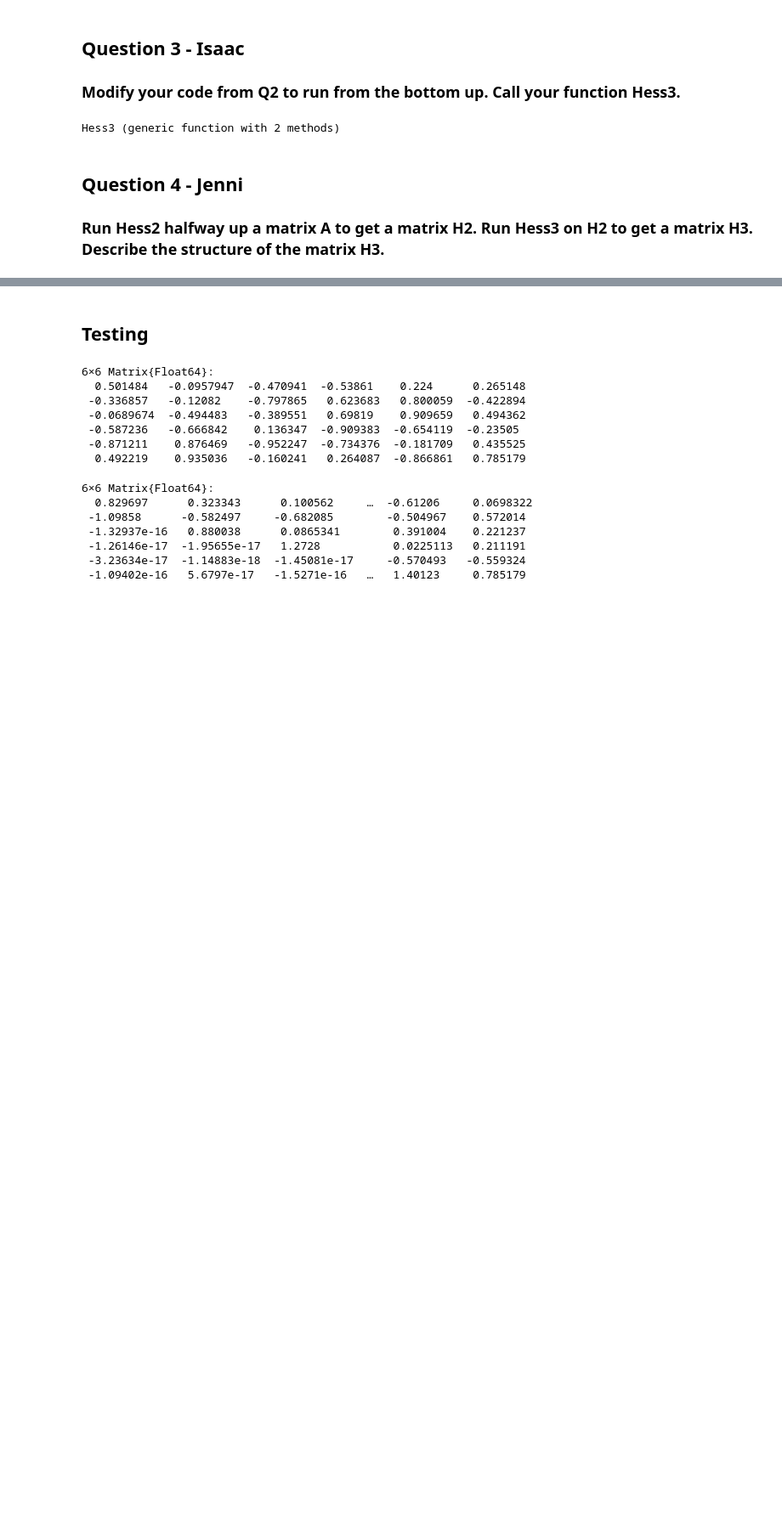
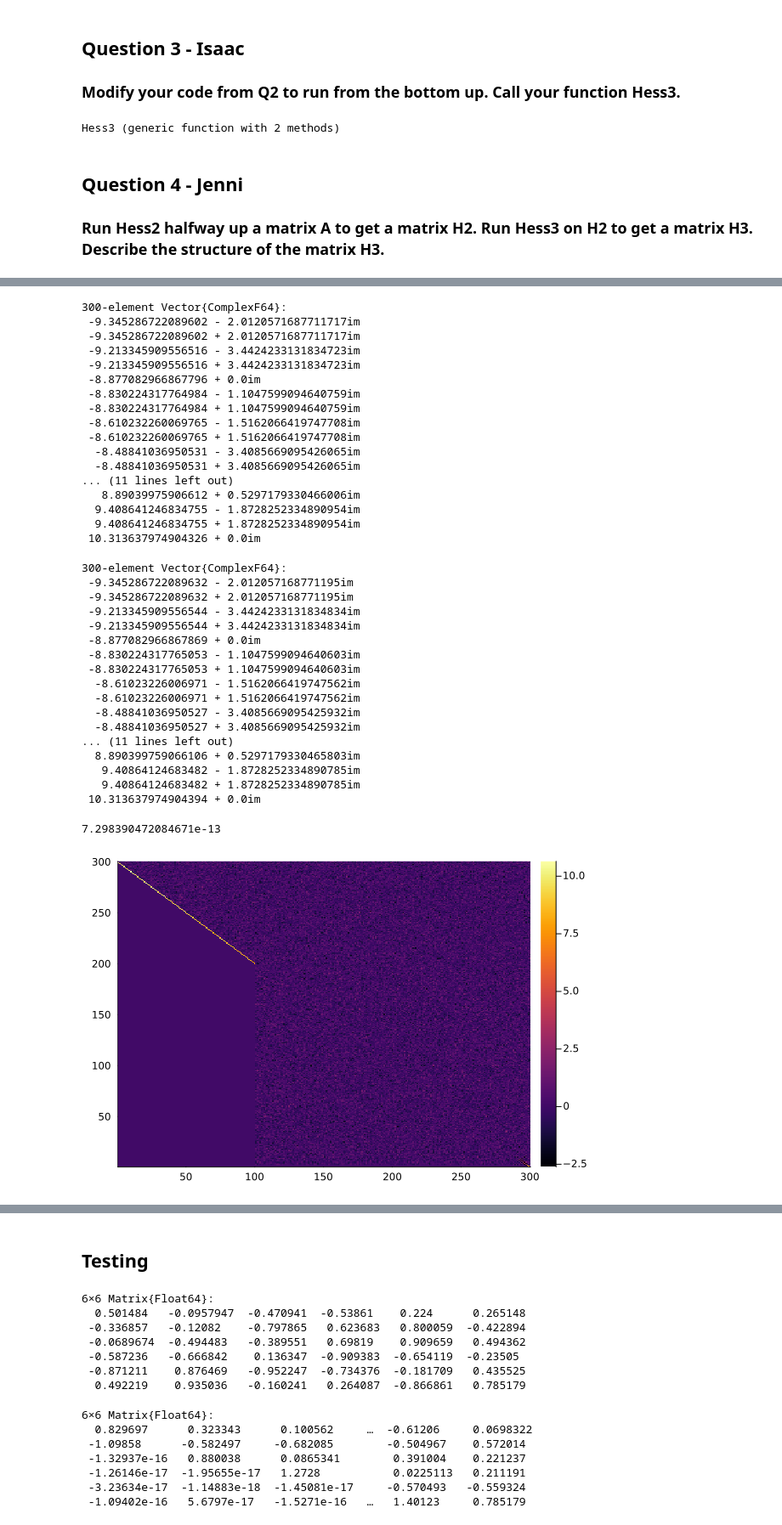
Before and after one commit to Irrodrig05/MA2600, a Jupyter notebook: HessenbergAssignment.ipynb, the cells around one changed output, grey strips where cells are left out. Shown at 85% size. Drawn from its saved outputs; the diff is of its cells as text; code cells hidden in the pictures; blank space fills up the shorter version.

```diff
--- a/HessenbergAssignment.ipynb
+++ b/HessenbergAssignment.ipynb
@@ -86,3 +89,6 @@ Hess3 (generic function with 2 methods)
 # %% [markdown]
 ## Question 4 - Jenni
 ### Run Hess2 halfway up a matrix A to get a matrix H2.  Run Hess3 on H2 to get a matrix H3. Describe the structure of the matrix H3.
+# %%
+m = 300;
+A = rand(Uniform(-1.0, 1.0), (m, m))
@@ -88,0 +113,4 @@ Hess3 (generic function with 2 methods)
+# %%
+L=Hess2(A,m,100)
+heatmap(L[end:-1:1, 1:1:end])
+# %% [output]
@@ -88,0 +134,36 @@ Hess3 (generic function with 2 methods)
+300-element Vector{ComplexF64}:
+ -9.345286722089602 - 2.0120571687711717im
+ -9.345286722089602 + 2.0120571687711717im
+ -9.213345909556516 - 3.4424233131834723im
+ -9.213345909556516 + 3.4424233131834723im
+ -8.877082966867796 + 0.0im
+ -8.830224317764984 - 1.1047599094640759im
+ -8.830224317764984 + 1.1047599094640759im
+ -8.610232260069765 - 1.5162066419747708im
+ -8.610232260069765 + 1.5162066419747708im
+  -8.48841036950531 - 3.4085669095426065im
+  -8.48841036950531 + 3.4085669095426065im
+... (11 lines left out)
+   8.89039975906612 + 0.5297179330466006im
+  9.408641246834755 - 1.8728252334890954im
+  9.408641246834755 + 1.8728252334890954im
+ 10.313637974904326 + 0.0im
+300-element Vector{ComplexF64}:
+ -9.345286722089632 - 2.012057168771195im
+ -9.345286722089632 + 2.012057168771195im
+ -9.213345909556544 - 3.4424233131834834im
+ -9.213345909556544 + 3.4424233131834834im
+ -8.877082966867869 + 0.0im
+ -8.830224317765053 - 1.1047599094640603im
+ -8.830224317765053 + 1.1047599094640603im
+  -8.61023226006971 - 1.5162066419747562im
+  -8.61023226006971 + 1.5162066419747562im
+  -8.48841036950527 - 3.4085669095425932im
+  -8.48841036950527 + 3.4085669095425932im
+... (11 lines left out)
+  8.890399759066106 + 0.5297179330465803im
+   9.40864124683482 - 1.8728252334890785im
+   9.40864124683482 + 1.8728252334890785im
+ 10.313637974904394 + 0.0im
+7.298390472084671e-13
+[figure, added]
```
Also changed, not shown: parts of 5 cells of this notebook.
